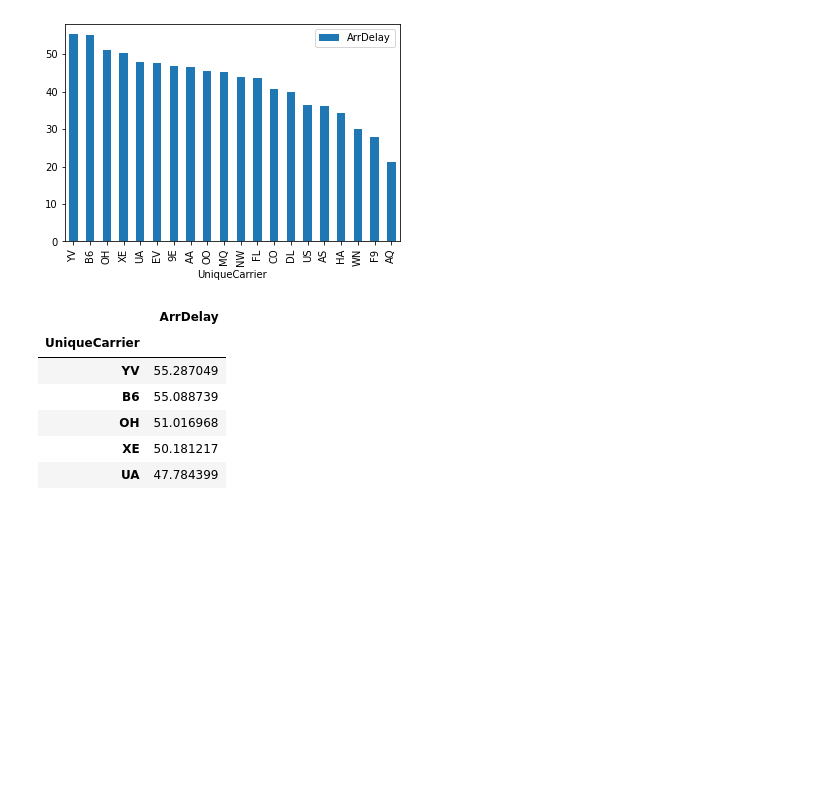
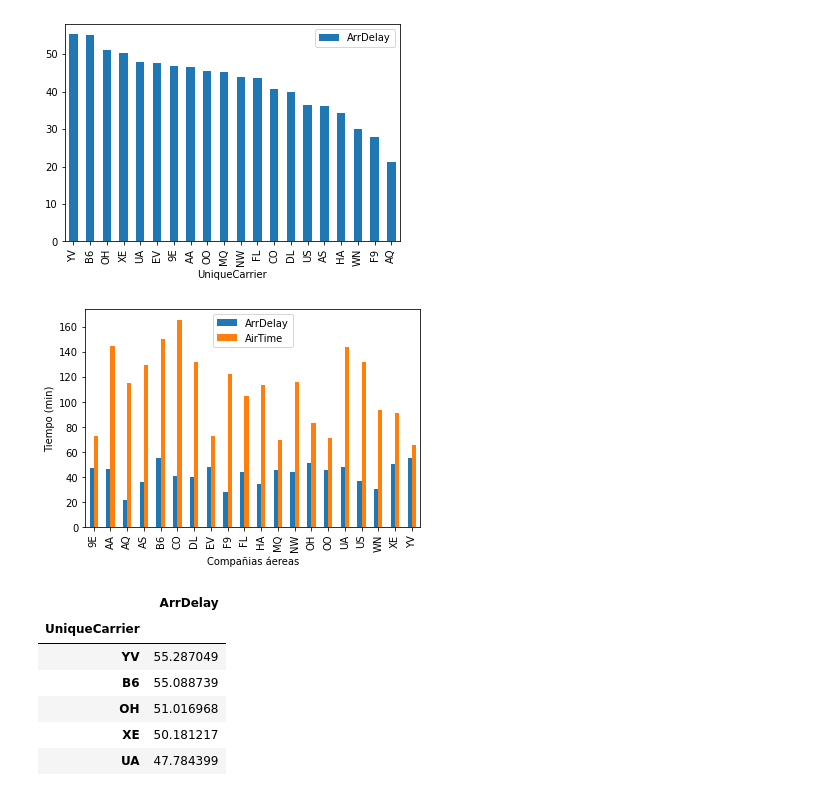
Before and after one commit to tonipelaez/estructures_dataframe, a Jupyter notebook: estructura_dataframe.ipynb, the cells around one changed output. Drawn from its saved outputs; the diff is of its cells as text; code cells hidden in the pictures; blank space fills up the shorter version.

```diff
--- a/estructura_dataframe.ipynb
+++ b/estructura_dataframe.ipynb
@@ -308,6 +324,14 @@ compañia_retrasos["ArrDelay"].max()
 plt.show()
 # %% [output]
 [figure]
+# %%
+companys=delay_filtrado_df[["UniqueCarrier","ArrDelay","AirTime"]]
+(companys.groupby("UniqueCarrier").mean()).plot(kind="bar")
+plt.xlabel("Compañias áereas")
+plt.ylabel("Tiempo (min)")
+plt.show()
+# %% [output]
+[figure, added]
 # %%
 compañia_retrasos.groupby(by="UniqueCarrier").mean().sort_values("ArrDelay",ascending=False)[:5]
 # %% [output]
```
Also changed, not shown: parts of 9 cells of this notebook, 1 other file.
